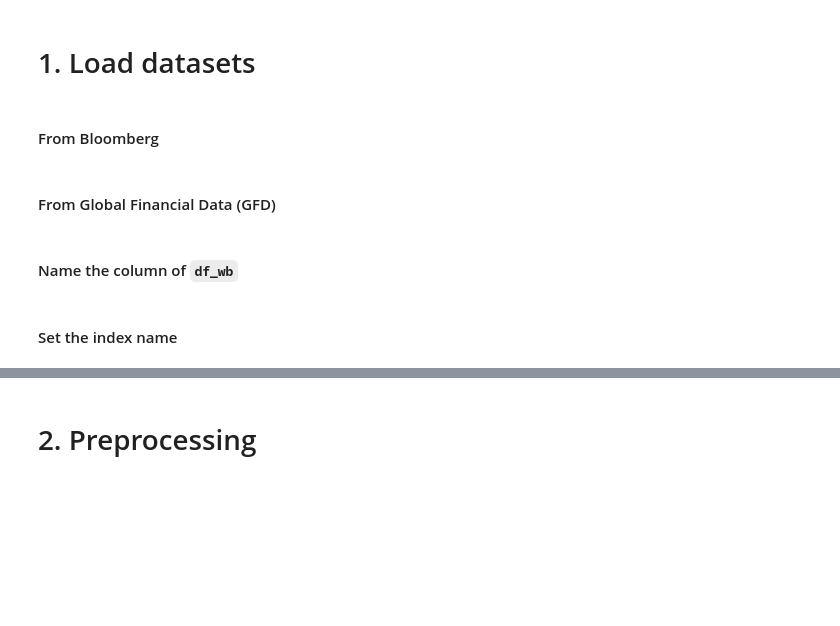
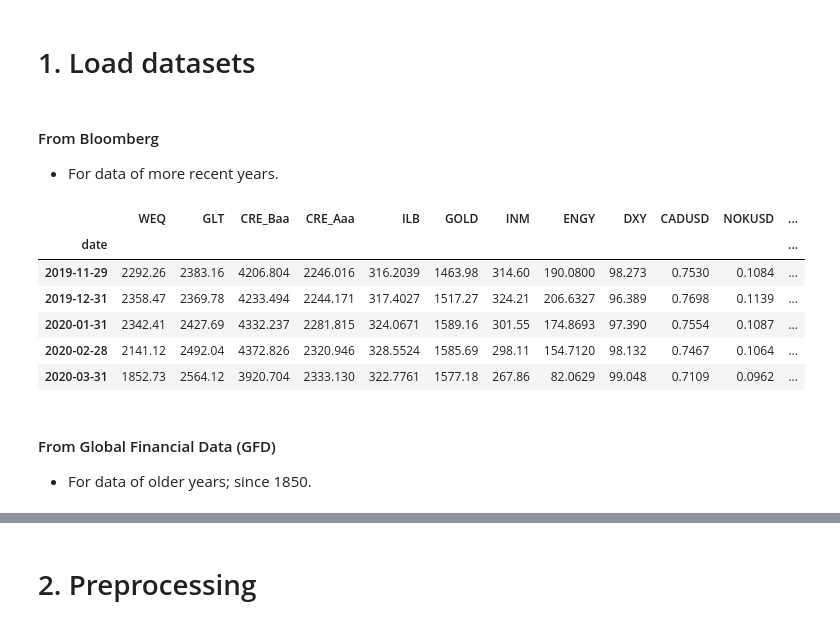
Before and after one commit to my2582/mlfinance, a Jupyter notebook: macrofactor/src/data/make_dataset.ipynb, the cells around one changed output, grey strips where cells are left out. Cells and saved outputs as stored; diff of their text form; code cells hidden in the pictures; blank space fills up the shorter version.

```diff
--- a/macrofactor/src/data/make_dataset.ipynb
+++ b/macrofactor/src/data/make_dataset.ipynb
@@ -10,6 +27,7 @@ import bamboolib
 # 1. Load datasets
 # %% [markdown]
 #### From Bloomberg
+- For data of more recent years.
 # %%
 bbg_filename = '../../data/raw/base_assets_price_bbg.log'
 
@@ -23,4 +34,15 @@ df_wb = knoema.get('WBCPD2015Oct',
 df_bbg = pd.read_csv(bbg_filename, header=2, parse_dates=['date'])
 df_bbg = df_bbg.set_index(['date'], drop=True)
+# %%
+df_bbg.tail()
+# %% [output]
+|  | WEQ | GLT | CRE_Baa | CRE_Aaa | ILB | GOLD | INM | ENGY | DXY | CADUSD | NOKUSD | ... |
+| date |  |  |  |  |  |  |  |  |  |  |  | ... |
+| 2019-11-29 | 2292.26 | 2383.16 | 4206.804 | 2246.016 | 316.2039 | 1463.98 | 314.60 | 190.0800 | 98.273 | 0.7530 | 0.1084 | ... |
+| 2019-12-31 | 2358.47 | 2369.78 | 4233.494 | 2244.171 | 317.4027 | 1517.27 | 324.21 | 206.6327 | 96.389 | 0.7698 | 0.1139 | ... |
+| 2020-01-31 | 2342.41 | 2427.69 | 4332.237 | 2281.815 | 324.0671 | 1589.16 | 301.55 | 174.8693 | 97.390 | 0.7554 | 0.1087 | ... |
+| 2020-02-28 | 2141.12 | 2492.04 | 4372.826 | 2320.946 | 328.5524 | 1585.69 | 298.11 | 154.7120 | 98.132 | 0.7467 | 0.1064 | ... |
+| 2020-03-31 | 1852.73 | 2564.12 | 3920.704 | 2333.130 | 322.7761 | 1577.18 | 267.86 | 82.0629 | 99.048 | 0.7109 | 0.0962 | ... |
 # %% [markdown]
 #### From Global Financial Data (GFD)
+- For data of older years; since 1850.
@@ -29,2 +48,0 @@ gfd_filename = '../../data/raw/base_assets'
-# %% [markdown]
-#### Name the column of `df_wb`
@@ -34,2 +48,0 @@ df_wb.columns = ['aluminum', 'copper', 'lead', 'zinc', 'crude', 'natural_gas']
-# %% [markdown]
-#### Set the index name
```
Also changed, not shown: parts of 13 cells of this notebook, 11 other files.
